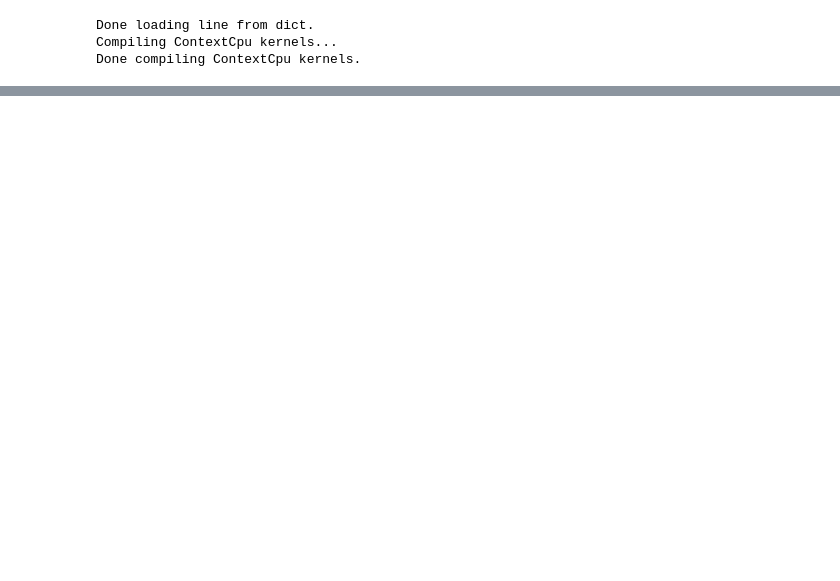
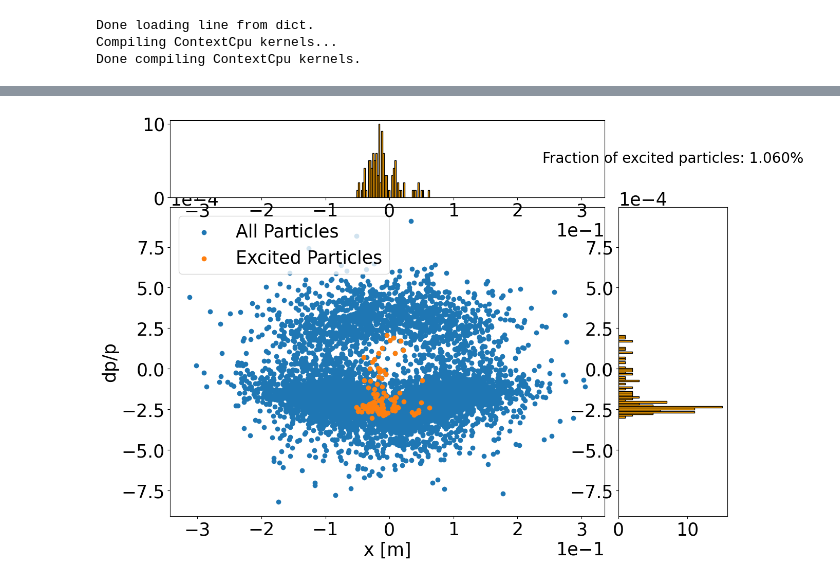
Before and after one commit to pkruyt/laser_cooling, a Jupyter notebook: SPS/SPS_pulsed/SPS_pulsed_arc.ipynb, the cells around one changed output, grey strips where cells are left out. Drawn from its saved outputs; the diff is of its cells as text; code cells hidden in the pictures; blank space fills up the shorter version.

```diff
--- a/SPS/SPS_pulsed/SPS_pulsed_arc.ipynb
+++ b/SPS/SPS_pulsed/SPS_pulsed_arc.ipynb
@@ -331,0 +351,40 @@ plt.show()
+# %%
+import matplotlib.pyplot as plt
+from matplotlib.gridspec import GridSpec
+
+# Assuming you have particles and excited defined somewhere in your code
+# excited = particles.state == 2
+# fraction_excitation = sum(excited) / len(excited)
+
+# Create a 2x2 grid layout
+fig = plt.figure(figsize=(14, 10))
+gs = GridSpec(2, 2, width_ratios=[4, 1], height_ratios=[1, 4], hspace=0.05, wspace=0.05)
+
+# Scatter plot
+ax_main = fig.add_subplot(gs[1, 0])
+ax_main.scatter(particles.x, particles.delta, label='All Particles')
+ax_main.scatter(particles.x[excited], particles.delta[excited], label='Excited Particles')
+ax_main.set_xlabel('x [m]')
+ax_main.set_ylabel('dp/p')
+ax_main.ticklabel_format(style='sci', axis='x', scilimits=(0, 0))
+ax_main.ticklabel_format(style='sci', axis='y', scilimits=(0, 0))
+ax_main.legend()
+
+# Histogram on the right
+ax_right = fig.add_subplot(gs[1, 1], sharey=ax_main)
+#ax_right.hist(particles.delta, bins=50, orientation='horizontal', color='lightblue', edgecolor='black')
+ax_right.hist(particles.delta[excited], bins=50, orientation='horizontal', color='orange', edgecolor='black')
+
+# Histogram on the top
+ax_top = fig.add_subplot(gs[0, 0], sharex=ax_main)
+#ax_top.hist(particles.x, bins=50, color='lightblue', edgecolor='black')
+ax_top.hist(particles.x[excited], bins=50, color='orange', edgecolor='black')
+
+# Title with the fraction of excited particles
+title_ax = fig.add_subplot(gs[0, 1])
+title_ax.set_axis_off()
+title_ax.text(0.5, 0.5, f'Fraction of excited particles: {fraction_excitation * 100:.3f}%', ha='center', va='center', fontsize=20)
+
+plt.show()
+# %% [output]
+[figure, added]
```
Also changed, not shown: parts of 17 cells of this notebook, 25 other files.
